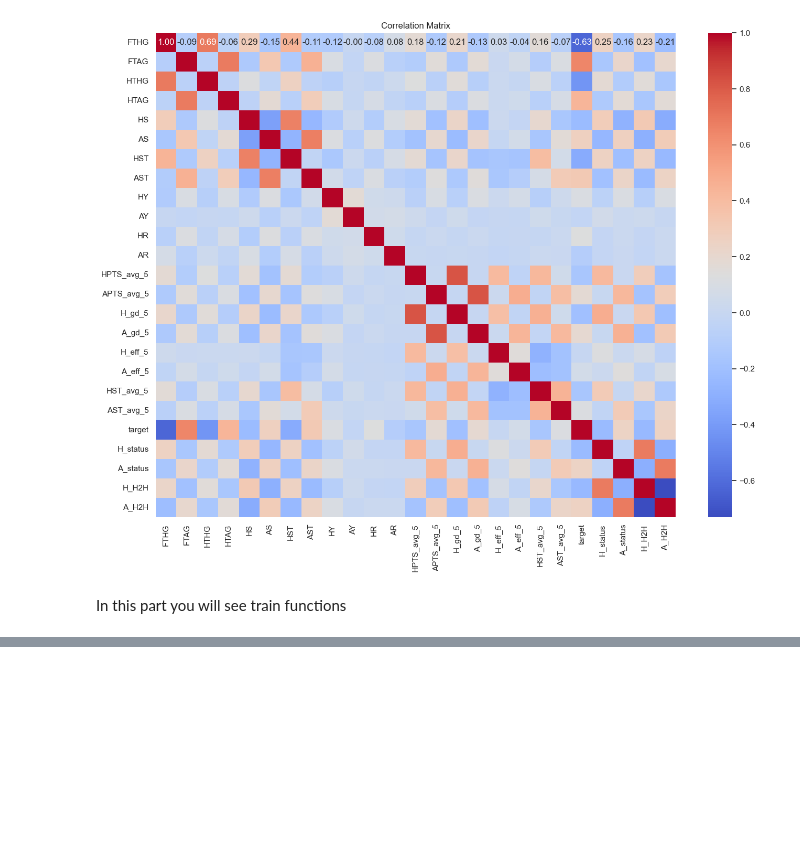
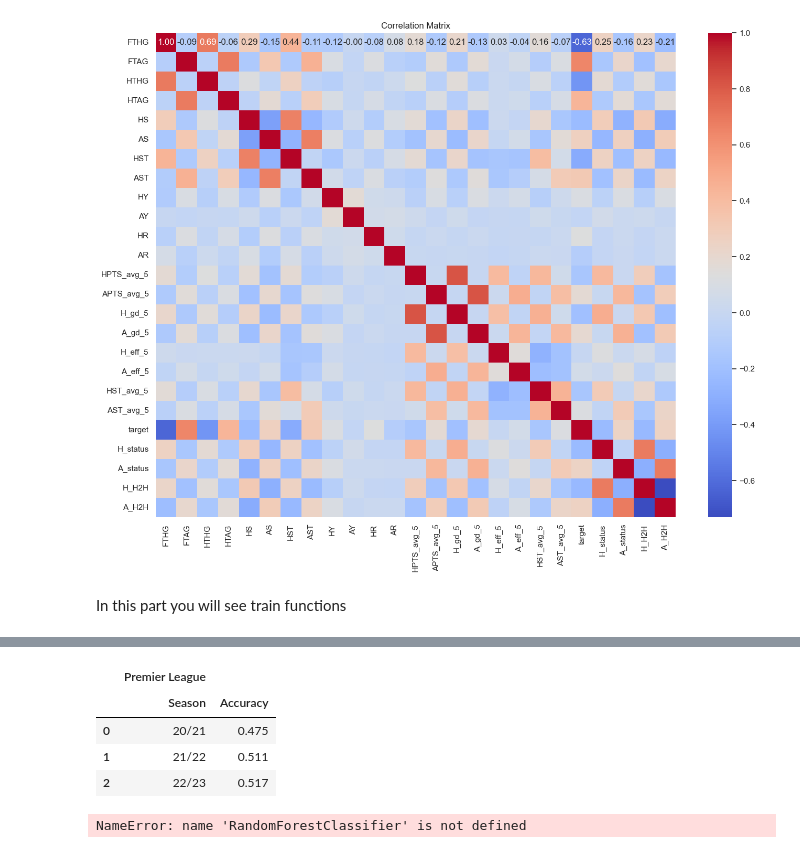
Before and after one commit to tmaxell/footforecast, a Jupyter notebook: analysis.ipynb, the cells around one changed output, grey strips where cells are left out. Cells and saved outputs as stored; diff of their text form; code cells hidden in the pictures; blank space fills up the shorter version.

```diff
--- a/analysis.ipynb
+++ b/analysis.ipynb
@@ -670,0 +754,47 @@ def plot_confustion_matrix(y_test, y_pred, clf, method: str):
+# %%
+years = [i for i in range(20, 23)]
+leagues = [seasons]
+plot_leagues_predictions(leagues, years, features, lr_clf)
+# %% [output]
+|  | Premier League |  |
+|  | Season | Accuracy |
+| 0 | 20/21 | 0.475 |
+| 1 | 21/22 | 0.511 |
+| 2 | 22/23 | 0.517 |
+# %%
+# Random Forest
+rf_clf = RandomForestClassifier()
+
+param_grid_rf = {
+    'n_estimators': [100, 200, 300, 400, 500],
+    'criterion': ['gini', 'entropy', 'log_loss'],
+    'max_depth': [2, 5, 10, 20, 30, None],
+    'min_samples_split': [2, 5, 10, 15, 20],
+    'min_samples_leaf': [1, 2, 4, 8],
+    'bootstrap': [True, False]
+}
+
+random_search = RandomizedSearchCV(estimator=rf_clf, param_distributions=param_grid_rf, cv=5, random_state=42, n_jobs=-1, scoring='accuracy')
+random_search.fit(X_train, y_train)
+
+print("Best parameters: ", random_search.best_params_)
+
+rf_clf = RandomForestClassifier(
+    n_estimators=480,
+    min_samples_split=2,
+    min_samples_leaf=1,
+    max_depth=2,
+    criterion='log_loss',
+    bootstrap=True
+)
+
+rf_clf.fit(X_train, y_train)
+y_pred_rf = rf_clf.predict(X_test)
+
+accuracy = np.round(accuracy_score(y_test, y_pred_rf), 3)
+
+print(f"Number of (test) matches: {y_test.shape[0]}")
+print(f"Accuracy of train model: {rf_clf.score(X_train, y_train):.3f}")
+print(f'Accuracy of test model: {accuracy}')
+# %% [output]
+NameError: name 'RandomForestClassifier' is not defined
```
Also changed, not shown: parts of 8 cells of this notebook.
